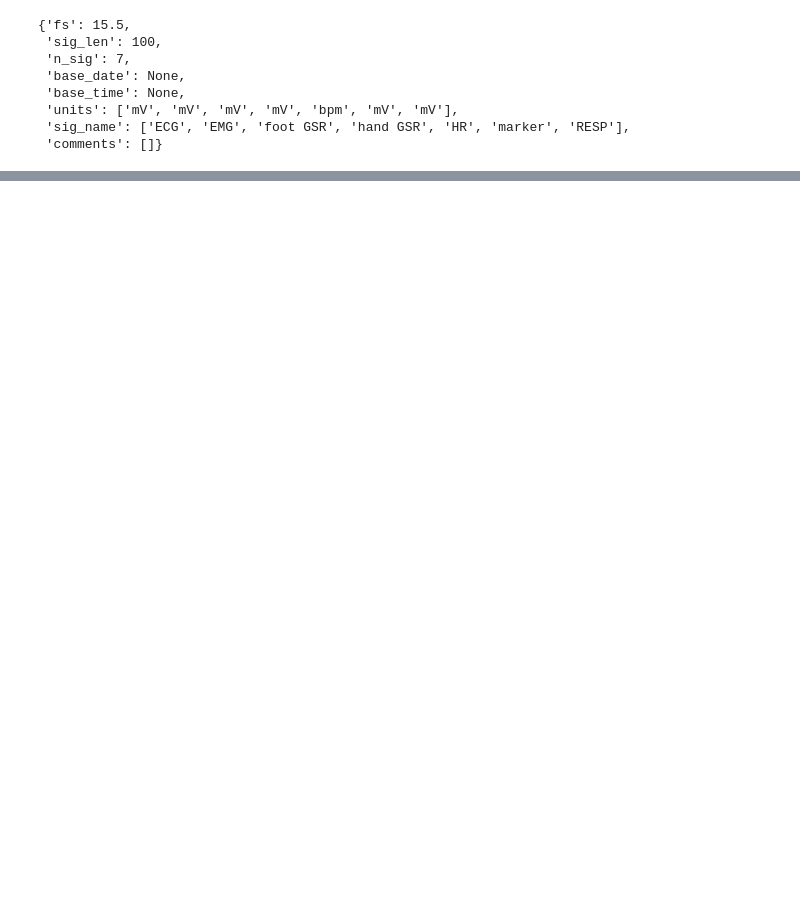
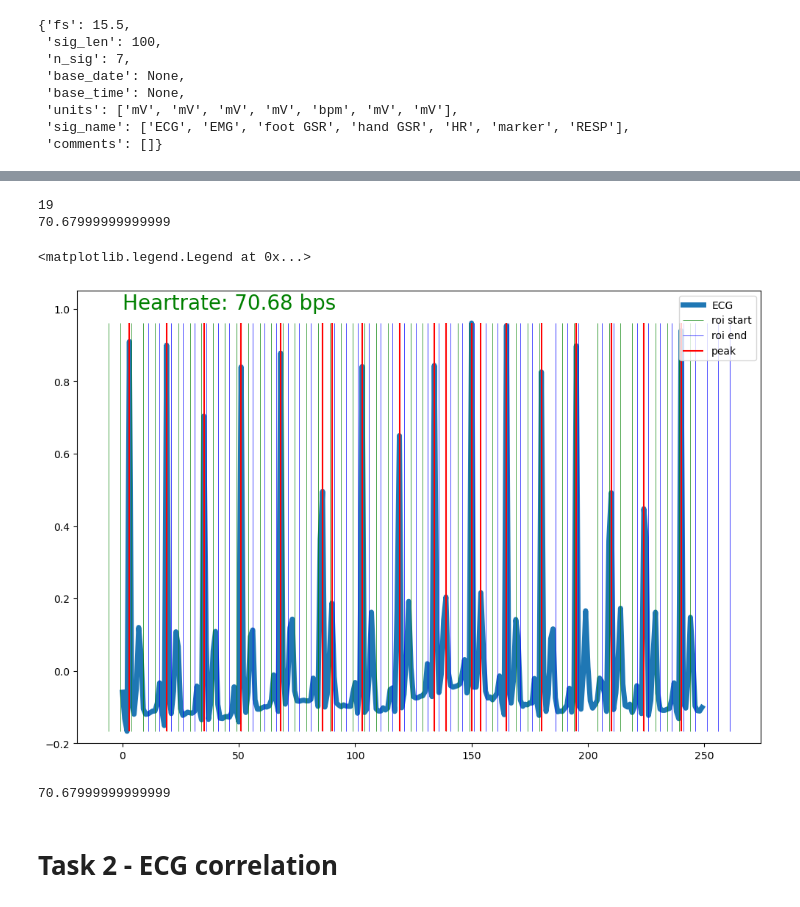
Before and after one commit to MQ37/ecg-emg-processing, a Jupyter notebook: Semestral1.ipynb, the cells around one changed output, grey strips where cells are left out. Cells and saved outputs as stored; diff of their text form; code cells hidden in the pictures; blank space fills up the shorter version.

```diff
--- a/Semestral1.ipynb
+++ b/Semestral1.ipynb
@@ -141,0 +191,16 @@ def pair_signals(signals, srs):
+# %%
+plt.figure(figsize=(12, 8))
+peaks = detect_peaks(signal, N=5, rthreshold=5, pthreshold=90, do_plot=True)
+npeaks = len(peaks)
+print(npeaks)
+pps = npeaks / seconds
+hr = pps*60
+print(hr)
+plt.text(0, 1, "Heartrate: %.2f bps" % hr, fontdict={"size": 20, "color": "green"})
+plt.ylim(-0.2, 1.05)
+plt.legend(loc="upper right")
+# %% [output]
+19
+70.67999999999999
+<matplotlib.legend.Legend at 0x...>
+[figure, added]
@@ -142,3 +209,10 @@ def pair_signals(signals, srs):
+# %%
+peakpersec = npeaks / seconds
+peakpersec*60
+# %% [output]
+70.67999999999999
+# %% [markdown]
+# Task 2 - ECG correlation
 # %%
 drives = range(1, 12+1)
 signals = []
```
Also changed, not shown: parts of 18 cells of this notebook.
